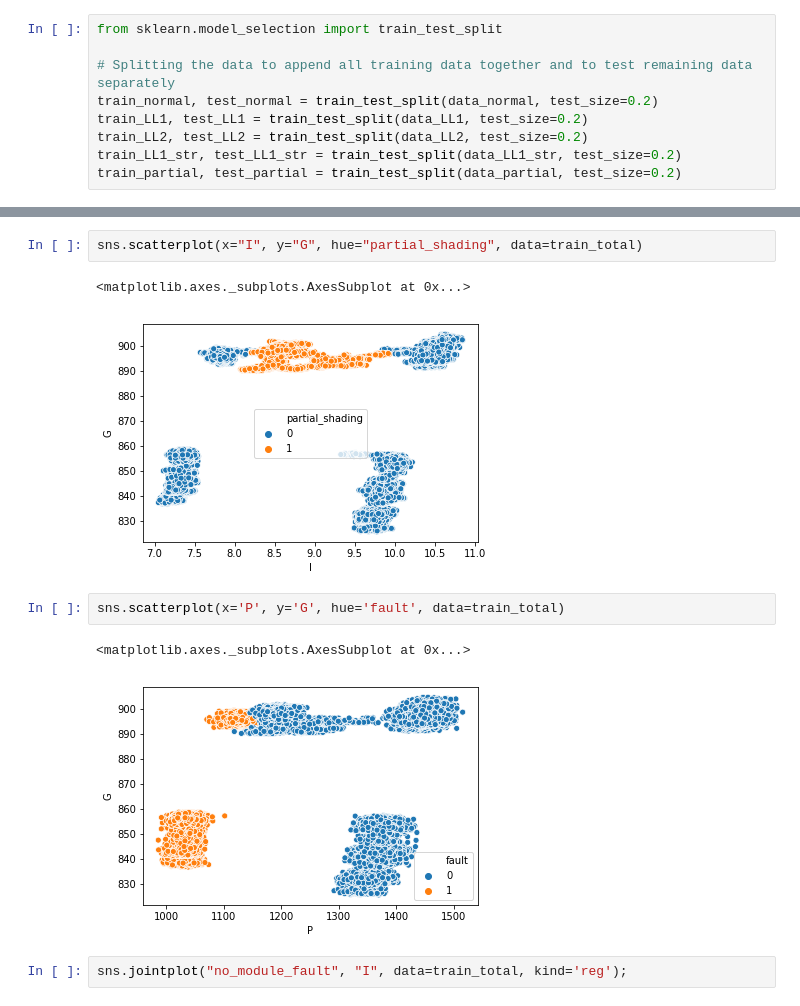
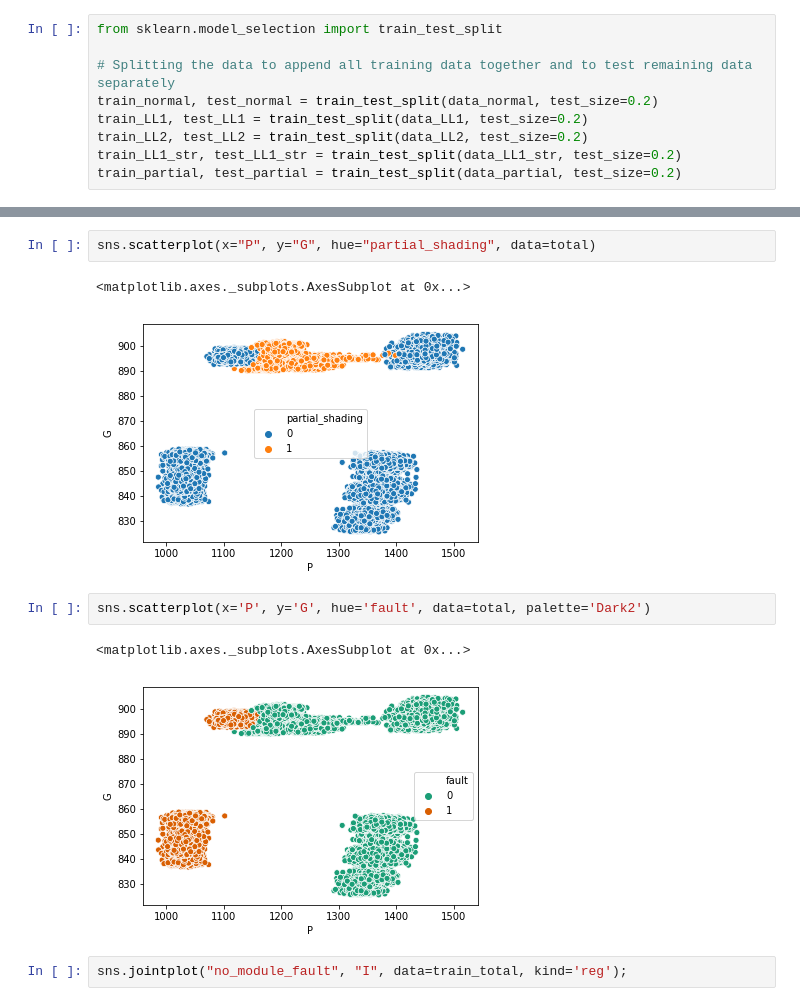
Before and after one commit to sprince0031/Solar-Fault-Detection-Classification-Project, a Jupyter notebook: solar_Project_Final.ipynb, the cells around one changed output, grey strips where cells are left out. Saved outputs shown, nothing was run; the diff lists cells and outputs as text.

```diff
--- a/solar_Project_Final.ipynb
+++ b/solar_Project_Final.ipynb
@@ -134,13 +139,13 @@ sns.scatterplot(x="V", y="I", hue="no_module_fault", data=train_total)
 # %%
-sns.scatterplot(x="I", y="G", hue="partial_shading", data=train_total)
+sns.scatterplot(x="P", y="G", hue="partial_shading", data=total)
 # %% [output]
 <matplotlib.axes._subplots.AxesSubplot at 0x...>
-[figure, old version]
+[figure, new version]
 # %%
-sns.scatterplot(x='P', y='G', hue='fault', data=train_total)
+sns.scatterplot(x='P', y='G', hue='fault', data=total, palette='Dark2')
 # %% [output]
 <matplotlib.axes._subplots.AxesSubplot at 0x...>
-[figure, old version]
+[figure, new version]
 # %%
 sns.jointplot("no_module_fault", "I", data=train_total, kind='reg');
 # %% [output]
```
Also changed, not shown: parts of 5 cells of this notebook.
